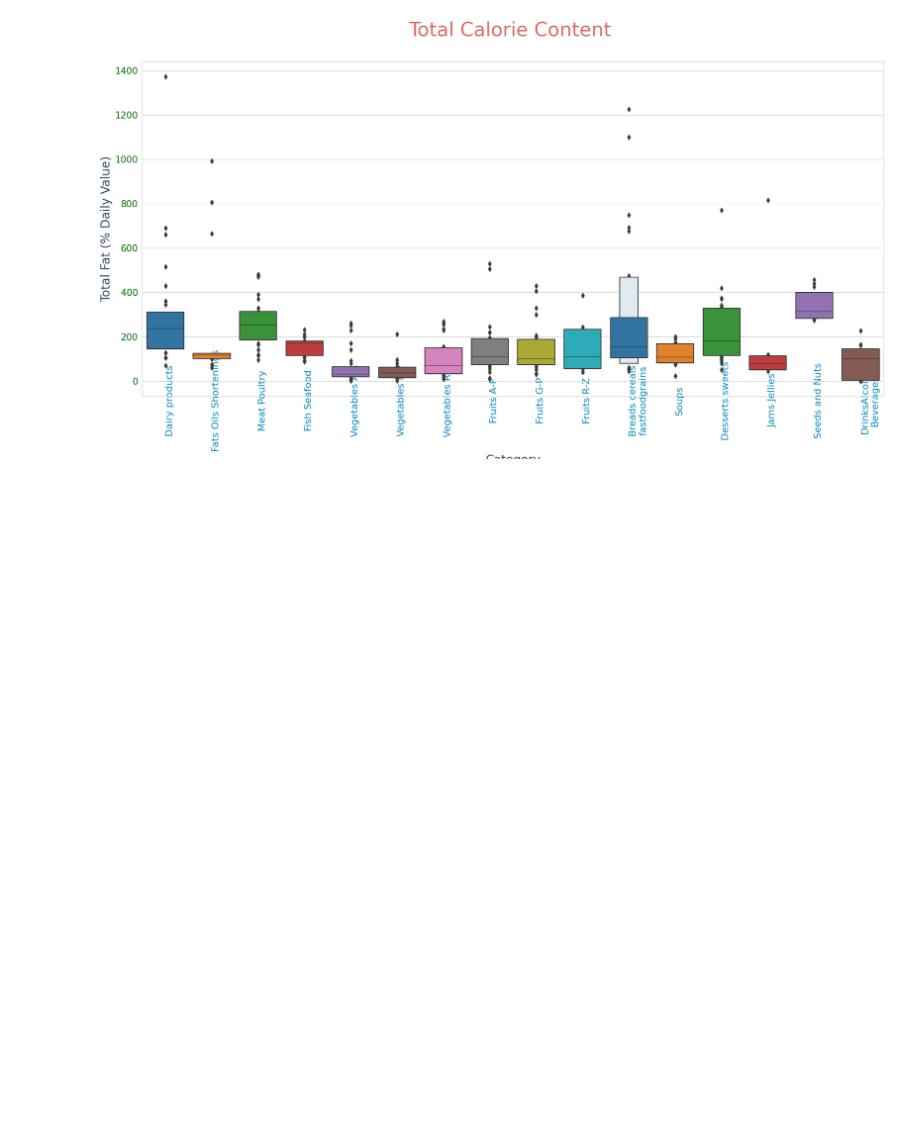
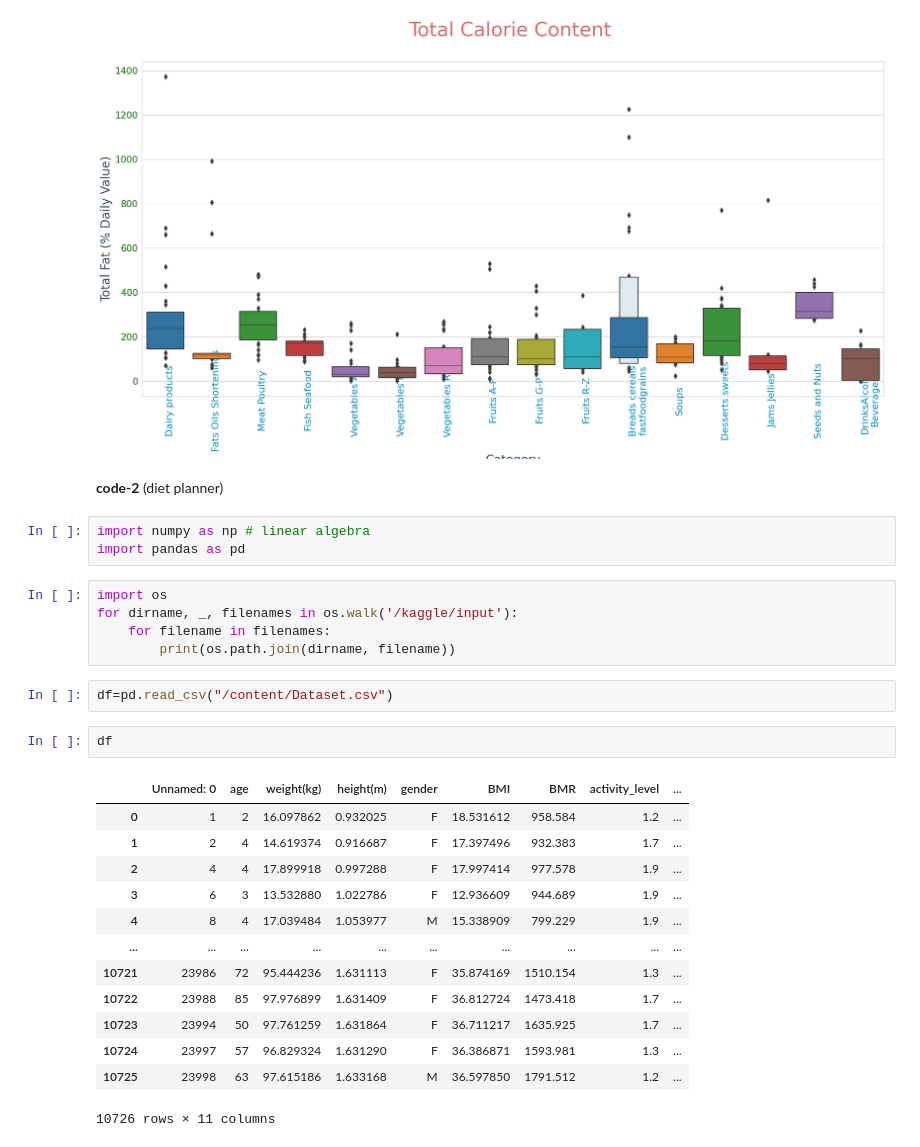
Before and after one commit to Praveer1201/food-nutrirtion-analysis, a Jupyter notebook: foodnurtiention.ipynb, the cells around one changed output. Saved outputs shown, nothing was run; the diff lists cells and outputs as text; blank space fills up the shorter version.

```diff
--- a/foodnurtiention.ipynb
+++ b/foodnurtiention.ipynb
@@ -375,3 +375,31 @@ plt.yticks(size=15,color='#006600')
 plt.show()
 # %% [output]
 [figure]
+# %% [markdown]
+ **code-2** (diet planner)
+# %%
+import numpy as np # linear algebra
+import pandas as pd
+# %%
+import os
+for dirname, _, filenames in os.walk('/kaggle/input'):
+    for filename in filenames:
+        print(os.path.join(dirname, filename))
+# %%
+df=pd.read_csv("/content/Dataset.csv")
+# %%
+df
+# %% [output]
+|  | Unnamed: 0 | age | weight(kg) | height(m) | gender | BMI | BMR | activity_level | ... |
+| 0 | 1 | 2 | 16.097862 | 0.932025 | F | 18.531612 | 958.584 | 1.2 | ... |
+| 1 | 2 | 4 | 14.619374 | 0.916687 | F | 17.397496 | 932.383 | 1.7 | ... |
+| 2 | 4 | 4 | 17.899918 | 0.997288 | F | 17.997414 | 977.578 | 1.9 | ... |
+| 3 | 6 | 3 | 13.532880 | 1.022786 | F | 12.936609 | 944.689 | 1.9 | ... |
+| 4 | 8 | 4 | 17.039484 | 1.053977 | M | 15.338909 | 799.229 | 1.9 | ... |
+| ... | ... | ... | ... | ... | ... | ... | ... | ... | ... |
+| 10721 | 23986 | 72 | 95.444236 | 1.631113 | F | 35.874169 | 1510.154 | 1.3 | ... |
+| 10722 | 23988 | 85 | 97.976899 | 1.631409 | F | 36.812724 | 1473.418 | 1.7 | ... |
+| 10723 | 23994 | 50 | 97.761259 | 1.631864 | F | 36.711217 | 1635.925 | 1.7 | ... |
+| 10724 | 23997 | 57 | 96.829324 | 1.631290 | F | 36.386871 | 1593.981 | 1.3 | ... |
+| 10725 | 23998 | 63 | 97.615186 | 1.633168 | M | 36.597850 | 1791.512 | 1.2 | ... |
+10726 rows × 11 columns
```
Also changed, not shown: parts of 23 cells of this notebook.
